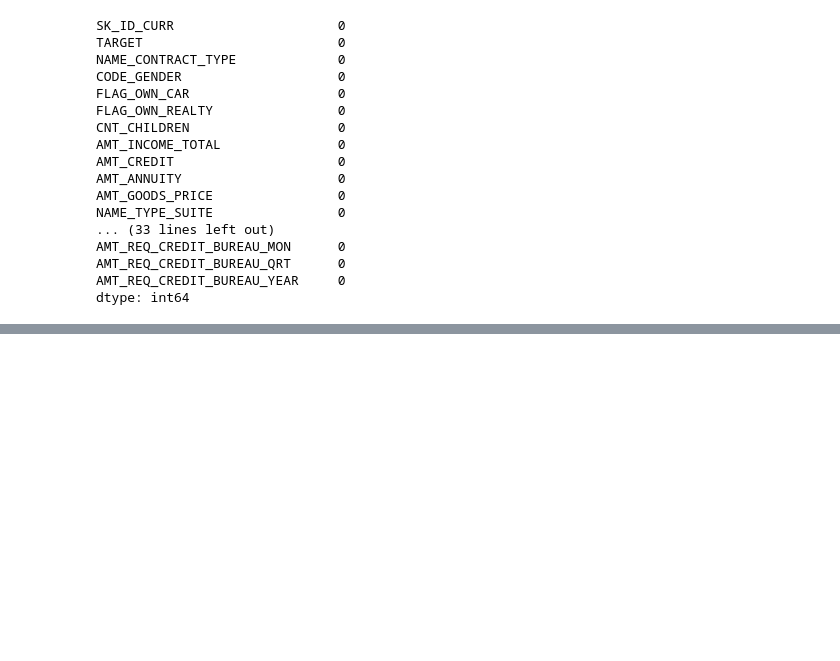
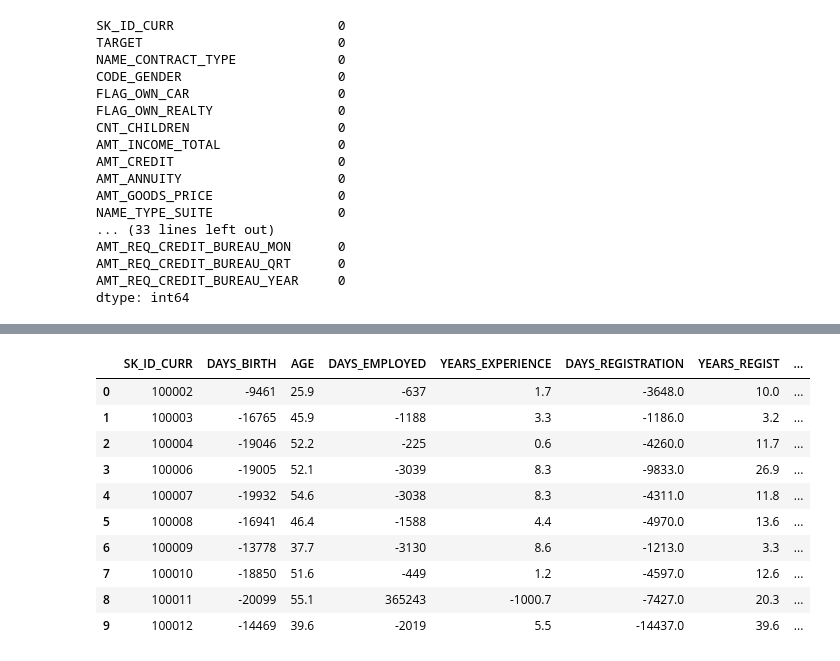
Before and after one commit to AliciaT1402/Bank-Loan-Case-I, a Jupyter notebook: main.ipynb, the cells around one changed output, grey strips where cells are left out. Cells and saved outputs as stored; diff of their text form; code cells hidden in the pictures; blank space fills up the shorter version.

```diff
--- a/main.ipynb
+++ b/main.ipynb
@@ -359,0 +378,19 @@ dtype: int64
+# %%
+apl['AGE'] = (-apl['DAYS_BIRTH'] / 365).round(1)
+apl['YEARS_EXPERIENCE'] = (-apl['DAYS_EMPLOYED'] / 365).round(1)
+apl['YEARS_REGIST'] = (-apl['DAYS_REGISTRATION'] / 365).round(1)
+apl['YEARS_ID_DOC'] = (-apl['DAYS_ID_PUBLISH'] / 365).round(1)
+# %%
+apl[['SK_ID_CURR', 'DAYS_BIRTH', 'AGE', 'DAYS_EMPLOYED', 'YEARS_EXPERIENCE', 'DAYS_REGISTRATION', 'YEARS_REGIST', 'DAYS_ID_PUBLISH', 'YEARS_ID_DOC']].head(10)
+# %% [output]
+|  | SK_ID_CURR | DAYS_BIRTH | AGE | DAYS_EMPLOYED | YEARS_EXPERIENCE | DAYS_REGISTRATION | YEARS_REGIST | ... |
+| 0 | 100002 | -9461 | 25.9 | -637 | 1.7 | -3648.0 | 10.0 | ... |
+| 1 | 100003 | -16765 | 45.9 | -1188 | 3.3 | -1186.0 | 3.2 | ... |
+| 2 | 100004 | -19046 | 52.2 | -225 | 0.6 | -4260.0 | 11.7 | ... |
+| 3 | 100006 | -19005 | 52.1 | -3039 | 8.3 | -9833.0 | 26.9 | ... |
+| 4 | 100007 | -19932 | 54.6 | -3038 | 8.3 | -4311.0 | 11.8 | ... |
+| 5 | 100008 | -16941 | 46.4 | -1588 | 4.4 | -4970.0 | 13.6 | ... |
+| 6 | 100009 | -13778 | 37.7 | -3130 | 8.6 | -1213.0 | 3.3 | ... |
+| 7 | 100010 | -18850 | 51.6 | -449 | 1.2 | -4597.0 | 12.6 | ... |
+| 8 | 100011 | -20099 | 55.1 | 365243 | -1000.7 | -7427.0 | 20.3 | ... |
+| 9 | 100012 | -14469 | 39.6 | -2019 | 5.5 | -14437.0 | 39.6 | ... |
```
Also changed, not shown: parts of 26 cells of this notebook.
